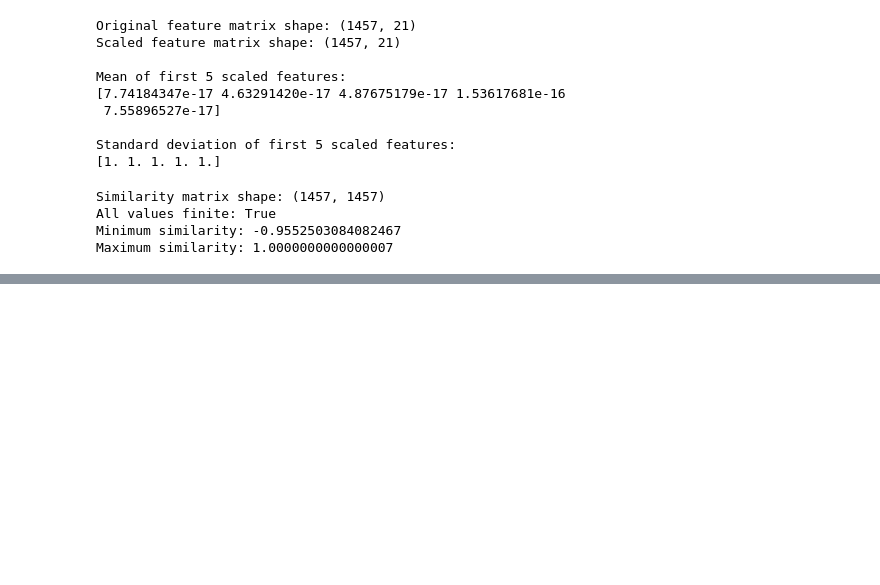
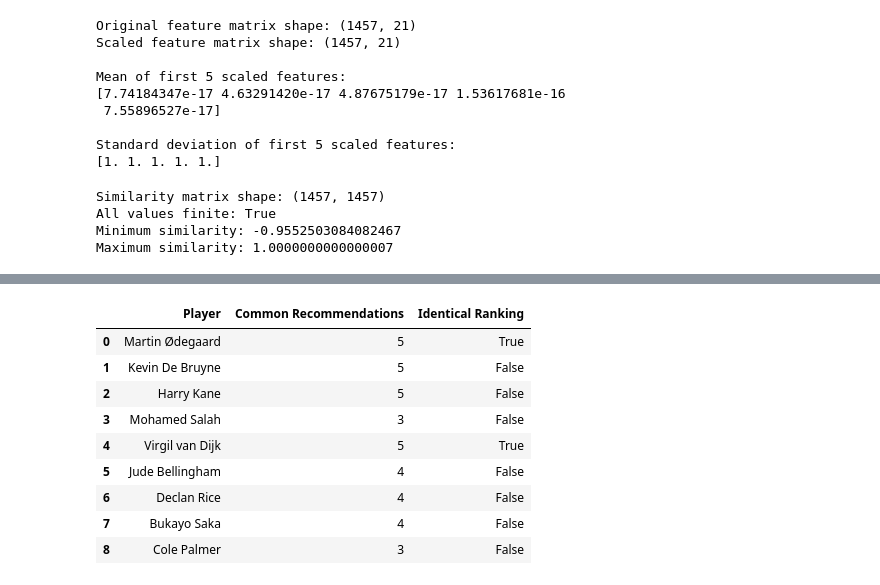
Before and after one commit to ApoorvaKharga/football-player-recommender, a Jupyter notebook: notebooks/01_dataset_audit.ipynb, the cells around one changed output, grey strips where cells are left out. Cells and saved outputs as stored; diff of their text form; code cells hidden in the pictures; blank space fills up the shorter version.

```diff
--- a/notebooks/01_dataset_audit.ipynb
+++ b/notebooks/01_dataset_audit.ipynb
@@ -3876,0 +3953,20 @@ Maximum similarity: 1.0000000000000007
+# %%
+similarity_candidate = cosine_similarity(X_candidate_scaled)
+
+print("Candidate similarity matrix shape:",
+      similarity_candidate.shape)
+
+print(
+    "All values finite:",
+    np.isfinite(similarity_candidate).all()
+)
+
+print(
+    "Minimum similarity:",
+    similarity_candidate.min()
+)
+
+print(
+    "Maximum similarity:",
+    similarity_candidate.max()
+)
@@ -3876,0 +3978,63 @@ Maximum similarity: 1.0000000000000007
+# %%
+test_players = [
+    "Martin Ødegaard",
+    "Kevin De Bruyne",
+    "Harry Kane",
+    "Mohamed Salah",
+    "Virgil van Dijk",
+    "Jude Bellingham",
+    "Declan Rice",
+    "Bukayo Saka",
+    "Cole Palmer",
+    "Rodri"
+]
+
+comparison_results = []
+
+for player in test_players:
+
+    baseline_results = get_similar_players(
+        player, similarity_baseline, top_n=5
+    )
+
+    candidate_results = get_similar_players(
+        player, similarity_candidate, top_n=5
+    )
+
+    if baseline_results is None or candidate_results is None:
+        continue
+
+    baseline_names = baseline_results["Player"].tolist()
+    candidate_names = candidate_results["Player"].tolist()
+
+    common_count = len(
+        set(baseline_names) & set(candidate_names)
+    )
+
+    identical_ranking = baseline_names == candidate_names
+
+    comparison_results.append({
+        "Player": player,
+        "Common Recommendations": common_count,
+        "Identical Ranking": identical_ranking
+    })
+
+comparison_df = pd.DataFrame(comparison_results)
+
+display(comparison_df)
+
+print("\nPlayers evaluated:", len(comparison_df))
+
+print(
+    "Average top-5 overlap:",
+    round(comparison_df["Common Recommendations"].mean(), 2),
+    "/ 5"
+)
+
+print(
+    "Identical rankings:",
+    comparison_df["Identical Ranking"].sum(),
+    "/",
+    len(comparison_df)
+)
+# %% [output]
@@ -3876,0 +4043,10 @@ Maximum similarity: 1.0000000000000007
+|  | Player | Common Recommendations | Identical Ranking |
+| 0 | Martin Ødegaard | 5 | True |
+| 1 | Kevin De Bruyne | 5 | False |
+| 2 | Harry Kane | 5 | False |
+| 3 | Mohamed Salah | 3 | False |
+| 4 | Virgil van Dijk | 5 | True |
+| 5 | Jude Bellingham | 4 | False |
+| 6 | Declan Rice | 4 | False |
+| 7 | Bukayo Saka | 4 | False |
+| 8 | Cole Palmer | 3 | False |
```
Also changed, not shown: parts of 9 cells of this notebook.
